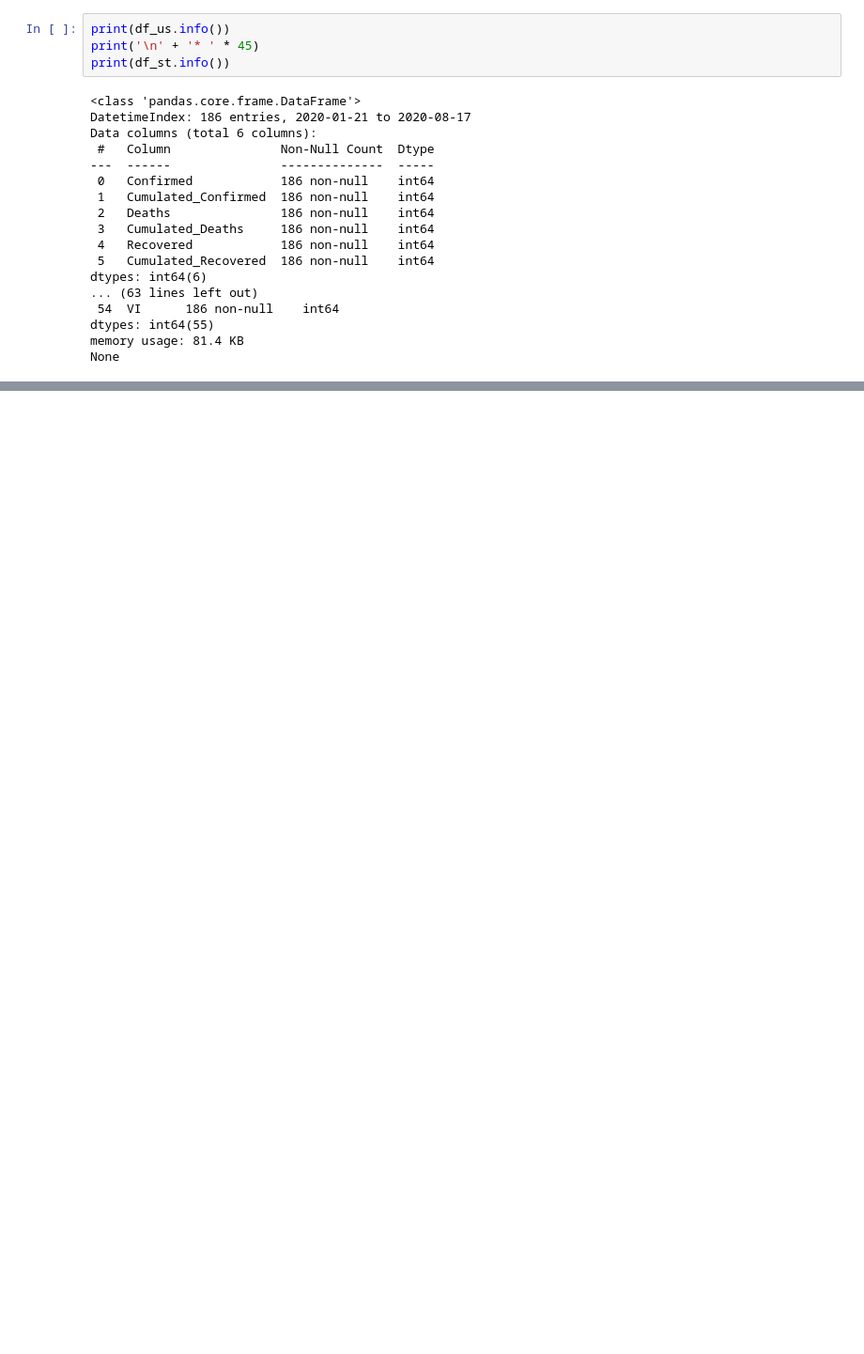
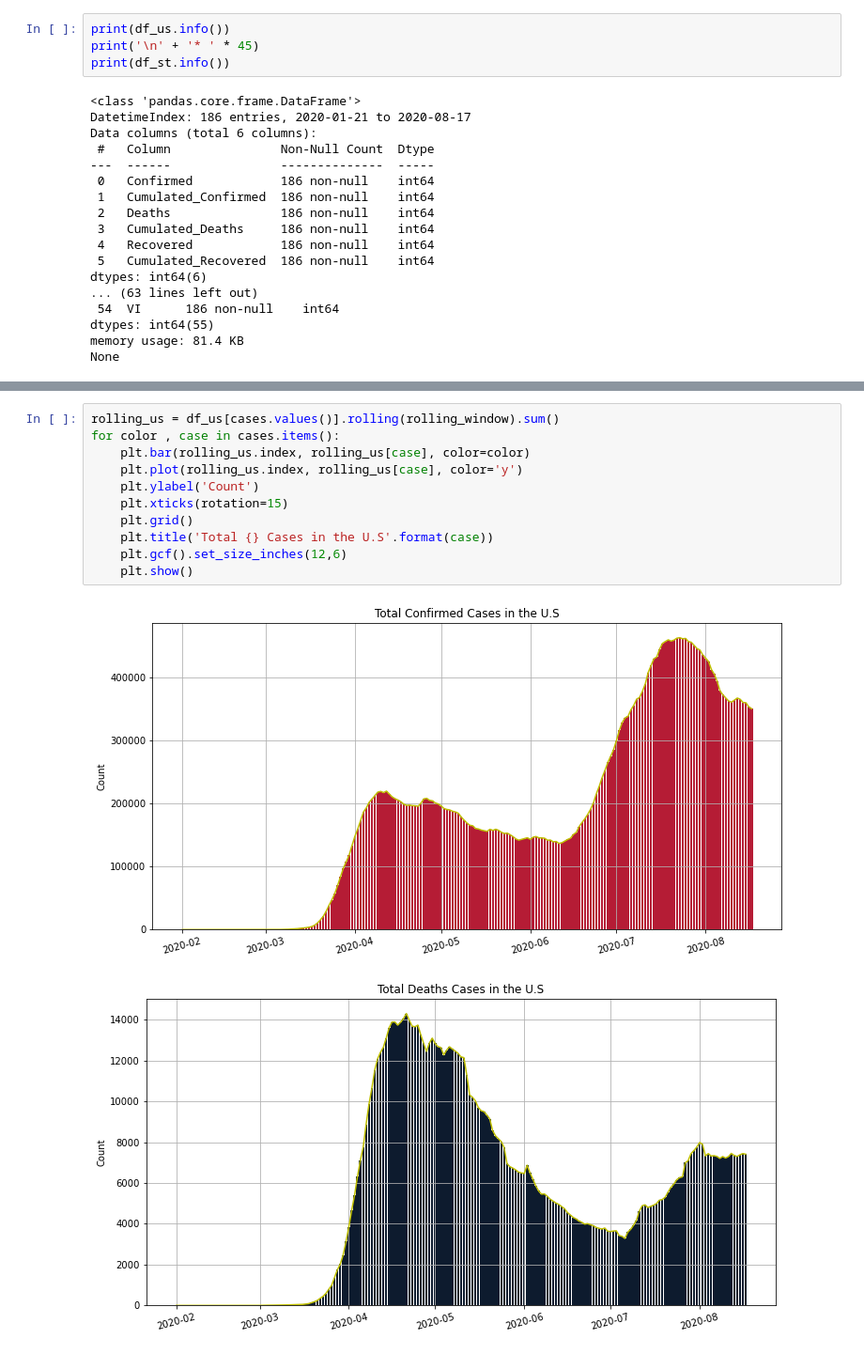
Before and after one commit to calldrj/COVID19.DataMining, a Jupyter notebook: COVID-19.Visualization.ipynb, the cells around one changed output, grey strips where cells are left out. Shown at 94% size. Saved outputs shown, nothing was run; the diff lists cells and outputs as text; blank space fills up the shorter version.

```diff
--- a/COVID-19.Visualization.ipynb
+++ b/COVID-19.Visualization.ipynb
@@ -80,0 +89,14 @@ plt.show()
+# %%
+rolling_us = df_us[cases.values()].rolling(rolling_window).sum()
+for color , case in cases.items():
+    plt.bar(rolling_us.index, rolling_us[case], color=color)
+    plt.plot(rolling_us.index, rolling_us[case], color='y')
+    plt.ylabel('Count')
+    plt.xticks(rotation=15)
+    plt.grid()
+    plt.title('Total {} Cases in the U.S'.format(case))
+    plt.gcf().set_size_inches(12,6)
+    plt.show()
+# %% [output]
+[figure, added]
+[figure, added]
```
Also changed, not shown: parts of 5 cells of this notebook.
